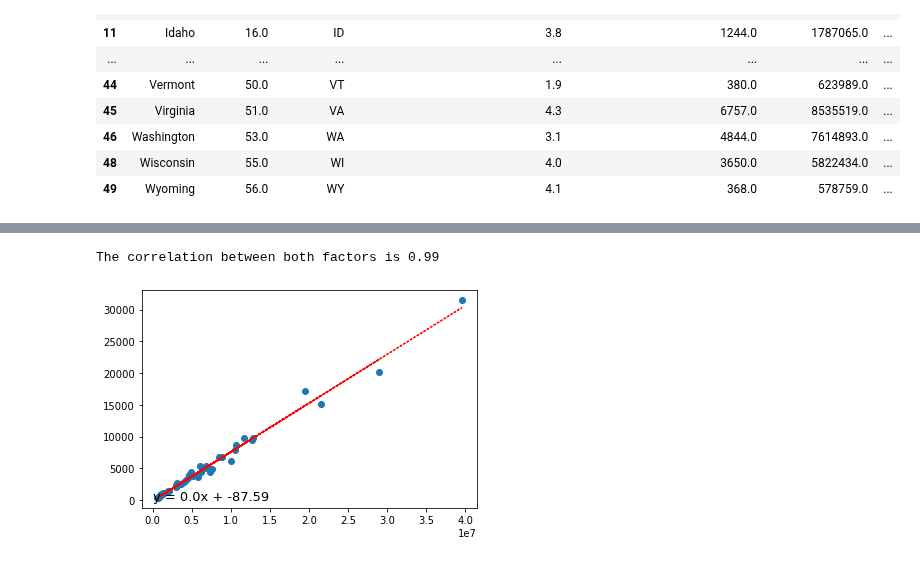
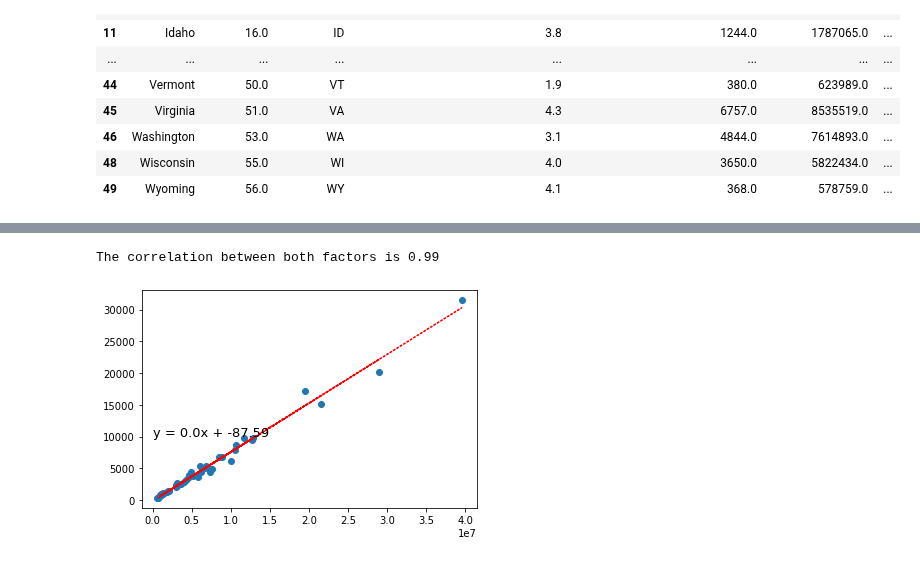
Before and after one commit to rajeshnair1984/Project_Obesity, a Jupyter notebook: FastFood_FinalData.ipynb, the cells around one changed output, grey strips where cells are left out. Cells and saved outputs as stored; diff of their text form; code cells hidden in the pictures.

```diff
--- a/FastFood_FinalData.ipynb
+++ b/FastFood_FinalData.ipynb
@@ -35,24 +36,13 @@ FastFood_vs_Obesity_df
 | 48 | Wisconsin | 55.0 | WI | 4.0 | 3650.0 | 5822434.0 | ... |
 | 49 | Wyoming | 56.0 | WY | 4.1 | 368.0 | 578759.0 | ... |
 # %%
-def correlation(x, y, i, j):
-    import matplotlib.pyplot as plt
-    import scipy.stats as sts
-    correlation = sts.pearsonr(x, y)
-    slope, c_int, r, p, std_err = sts.linregress(x, y)
-    fit = slope * x + c_int
-    line_equation = f'y = {str(round(slope,2))}x + {str(round(c_int,2))}'
-    plt.annotate(line_equation,(i,j),fontsize=13,color='black')
-    plt.plot(x,fit,':r')
-    print(f'The correlation between both factors is {round(correlation[0],2)}')
-
 
 #Corelation Per 10K Residents FastFood Restaurants Per Capita 2019 vs % Obesity 2019
 
 x_data = FastFood_vs_Obesity_df["Per 10K Residents FastFood Restaurants Per Capita"]
 y_data = FastFood_vs_Obesity_df["% Obesity"]
 plt.scatter(x_data, y_data)
-correlation(x_data, y_data, 3, 20)
+correlation(x_data, y_data, 4, 31)
 plt.savefig("output/10Kpopulation_vs_Obesity.png")
 plt.show()
 # %% [output]
@@ -61,12 +51,12 @@ The correlation between both factors is 0.75
 # %%
 #Corelation Total Population 2019 vs Number of Fast Food Restaurants 2019
 
-x_data = FastFood_vs_Obesity_df["Population (2019)"]
-y_data = FastFood_vs_Obesity_df["Number of Fast Food Restaurants "]
-plt.scatter(x_data, y_data)
-correlation(x_data, y_data, 3, 20)
+x_data1 = FastFood_vs_Obesity_df["Population (2019)"]
+y_data2 = FastFood_vs_Obesity_df["Number of Fast Food Restaurants "]
+plt.scatter(x_data1, y_data2)
+correlation(x_data1, y_data2, 7, 10000)
 plt.savefig("output/Population_vs_Restaurants.png")
 plt.show()
 # %% [output]
 The correlation between both factors is 0.99
-[figure, old version]
+[figure, new version]
```
Also changed, not shown: parts of 2 cells of this notebook, 5 other files.
